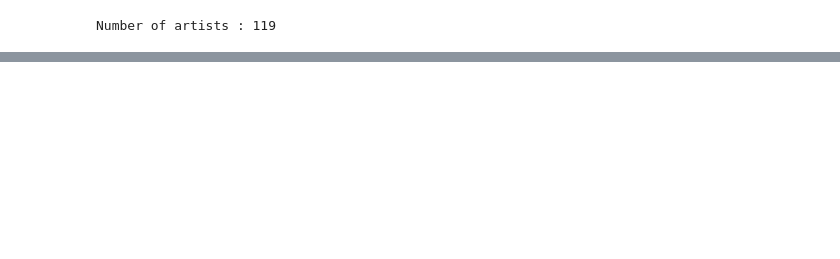
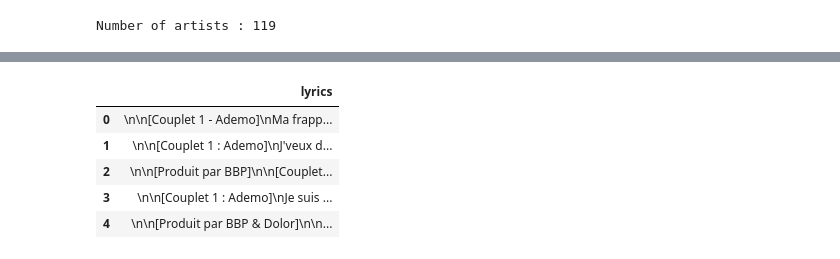
Before and after one commit to deverlabs/french-rap-analysis, a Jupyter notebook: analysis/analysis.ipynb, the cells around one changed output, grey strips where cells are left out. Saved outputs shown, nothing was run; the diff lists cells and outputs as text; code cells hidden in the pictures; blank space fills up the shorter version.

```diff
--- a/analysis/analysis.ipynb
+++ b/analysis/analysis.ipynb
@@ -128,0 +133,33 @@ df.head(n=2000)
+# %%
+from nltk.corpus import stopwords
+from nltk.tokenize import word_tokenize
+import re
+import pandas as pd
+
+songs = []
+
+section_pattern = r'\[[^\]]*\]'
+stop_words = set(stopwords.words('french'))
+stop_words.add(('de', 'le', 'ça', 'ca'))
+
+
+for artist in data:
+    for i, song in enumerate(data[artist]['songs']):
+
+        song = {
+            'lyrics': song['lyrics']
+        }
+        songs.append(song)
+
+songs
+
+## Create a Pandas Dataframe from the dict
+df = pd.DataFrame(songs)
+df.head()
+# %% [output]
+|  | lyrics |
+| 0 | \n\n[Couplet 1 - Ademo]\nMa frapp... |
+| 1 | \n\n[Couplet 1 : Ademo]\nJ'veux d... |
+| 2 | \n\n[Produit par BBP]\n\n[Couplet... |
+| 3 | \n\n[Couplet 1 : Ademo]\nJe suis ... |
+| 4 | \n\n[Produit par BBP & Dolor]\n\n... |
```
Also changed, not shown: parts of 17 cells of this notebook.
